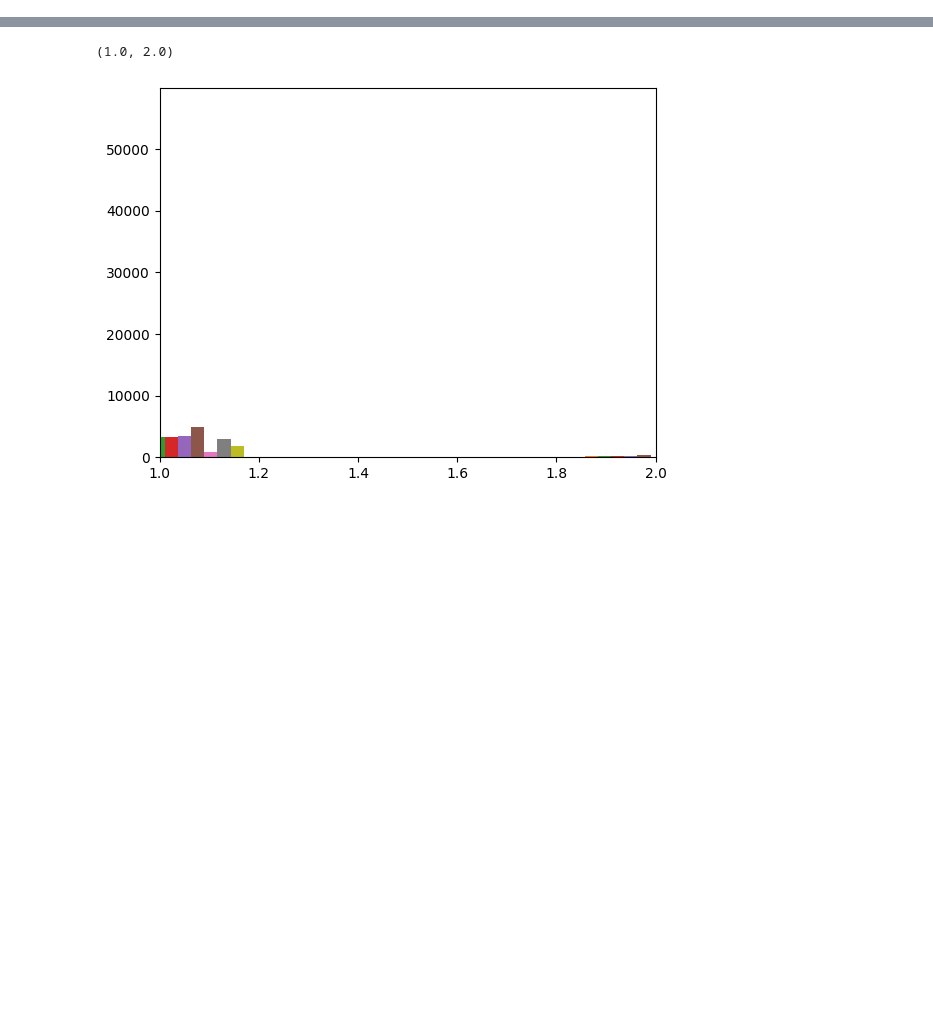
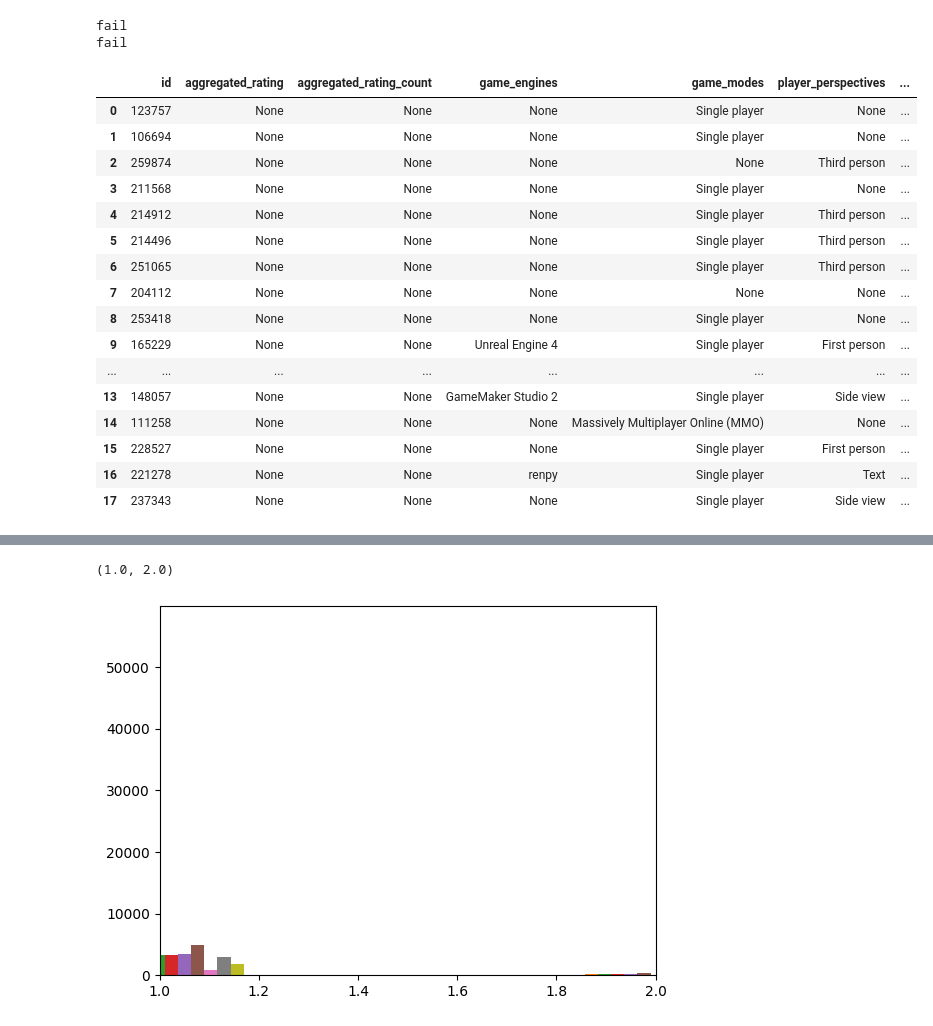
Before and after one commit to Ant-mel/legendary_game_recs, a Jupyter notebook: notebooks/api_call.ipynb, the cells around one changed output, grey strips where cells are left out. Cells and saved outputs as stored; diff of their text form; code cells hidden in the pictures; blank space fills up the shorter version.

Commit message:
finnessed the function for getting json date

```diff
--- a/notebooks/api_call.ipynb
+++ b/notebooks/api_call.ipynb
@@ -14,0 +49,3 @@ GRANT_TYPE = os.getenv("GRANT_TYPE")
+# %%
+game_ids = pd.read_csv('../raw_data/all_links_with_game_id_v1').drop_duplicates()
+game_ids_list = game_ids['game_id']
@@ -14,0 +88,44 @@ GRANT_TYPE = os.getenv("GRANT_TYPE")
+# %%
+#This is a wrapper from IGDB just for their API
+wrapper = IGDBWrapper(CLIENT_ID, ACCESS_TOKEN)
+
+no_data = []
+list_dicts = []
+
+
+#This for loop runs game titles to get the data
+for game in game_ids_list[0:20]:
+
+    try:
+        the_feat = json.loads(wrapper.api_request('games',
+                        f'fields aggregated_rating,aggregated_rating_count, game_engines.name, game_modes.name, multiplayer_modes, player_perspectives.name, themes.name, name, rating; where id = {game};'))
+
+        v = get_list_of_features(the_feat[0])
+        list_dicts.append(v)
+
+    except:
+        print('fail')
+        no_data.append(game)
+# %% [output]
+fail
+fail
+# %%
+pd.DataFrame(list_dicts)
+# %% [output]
+|  | id | aggregated_rating | aggregated_rating_count | game_engines | game_modes | player_perspectives | ... |
+| 0 | 123757 | None | None | None | Single player | None | ... |
+| 1 | 106694 | None | None | None | Single player | None | ... |
+| 2 | 259874 | None | None | None | None | Third person | ... |
+| 3 | 211568 | None | None | None | Single player | None | ... |
+| 4 | 214912 | None | None | None | Single player | Third person | ... |
+| 5 | 214496 | None | None | None | Single player | Third person | ... |
+| 6 | 251065 | None | None | None | Single player | Third person | ... |
+| 7 | 204112 | None | None | None | None | None | ... |
+| 8 | 253418 | None | None | None | Single player | None | ... |
+| 9 | 165229 | None | None | Unreal Engine 4 | Single player | First person | ... |
+| ... | ... | ... | ... | ... | ... | ... | ... |
+| 13 | 148057 | None | None | GameMaker Studio 2 | Single player | Side view | ... |
+| 14 | 111258 | None | None | None | Massively Multiplayer Online (MMO) | None | ... |
+| 15 | 228527 | None | None | None | Single player | First person | ... |
+| 16 | 221278 | None | None | renpy | Single player | Text | ... |
+| 17 | 237343 | None | None | None | Single player | Side view | ... |
```
Also changed, not shown: parts of 14 cells of this notebook.
